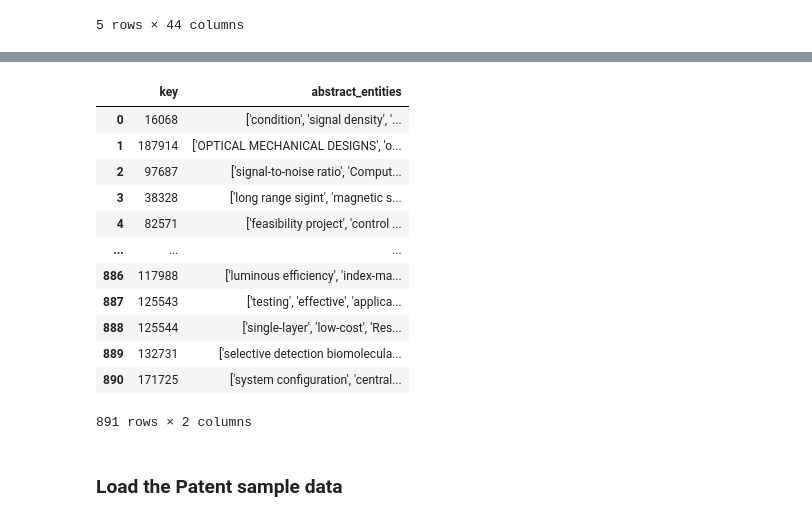
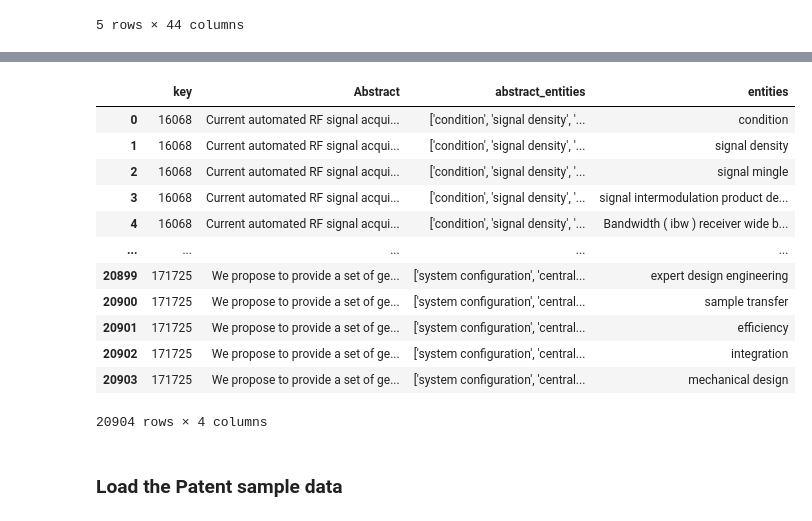
Before and after one commit to sj-ucsd/SBIR_Patent_analysis, a Jupyter notebook: neo4j_graph_etl.ipynb, the cells around one changed output, grey strips where cells are left out. Drawn from its saved outputs; the diff is of its cells as text; code cells hidden in the pictures.

```diff
--- a/neo4j_graph_etl.ipynb
+++ b/neo4j_graph_etl.ipynb
@@ -192,7 +189,7 @@ selected_columns1 = ['key',
                      'HUBZone Owned', 'Socially and Economically Disadvantaged','Women Owned'
                     ]
 
-selected_columns2 = ['key', 'abstract_entities']
+selected_columns2 = ['key','Abstract','abstract_entities']   ##need to remove/update  #PS update 12/08/1:45 PM
 # Remove leading/trailing whitespaces
 selected_columns1 = [col.strip() for col in selected_columns1]
 selected_columns2 = [col.strip() for col in selected_columns2]
@@ -203,32 +200,48 @@ df_sbirent = df_sbir[selected_columns2]
 
 
 df_sbirs.to_csv('./preprocessed_files/neo4j_sbir_main.csv', index=False)
-# %%
-# Explode the 'abstract_entities' column  (need to update)
-# This is done so that the list of entities are converted to individual entites
-# that can be placed into seperate rows in a csv file which will be importated to neo4j
-df_source_sbir = df_sbirent
-
-df_exploded_sbir = df_source_sbir.explode('abstract_entities')
-#df_exploded_sbir = df_source_sbir
-# Display the resulting DataFrame
-display(df_exploded_sbir)
-
-df_exploded_sbir.to_csv('./preprocessed_files/neo4j_sbir_abstract.csv', index=False)
-# %% [output]
-|  | key | abstract_entities |
-| 0 | 16068 | ['condition', 'signal density', '... |
-| 1 | 187914 | ['OPTICAL MECHANICAL DESIGNS', 'o... |
-| 2 | 97687 | ['signal-to-noise ratio', 'Comput... |
-| 3 | 38328 | ['long range sigint', 'magnetic s... |
-| 4 | 82571 | ['feasibility project', 'control ... |
-| ... | ... | ... |
-| 886 | 117988 | ['luminous efficiency', 'index-ma... |
-| 887 | 125543 | ['testing', 'effective', 'applica... |
-| 888 | 125544 | ['single-layer', 'low-cost', 'Res... |
-| 889 | 132731 | ['selective detection biomolecula... |
-| 890 | 171725 | ['system configuration', 'central... |
-891 rows × 2 columns
+# %%
+#Explode the 'abstract_entities' column  (need to update)
+#This is done so that the list of entities are converted to individual entites
+#that can be placed into seperate rows in a csv file which will be importated to neo4j
+#df_source_sbir = df_sbirent
+
+df_entities_sbir = pd.DataFrame(columns=['key','entities'])
+#df_sbirent['abstract_entities']
+#df_exploded_sbir = df_sbirent.explode('abstract_entities')
+#df_exploded_sbir = df_source_sbir
+#Display the resulting DataFrame
+#display(df_sbirent)
+#display(df_sbirent['abstract_entities'].iloc[0])
+#test = df_sbirent['abstract_entities'].iloc[0].replace(''','').replace('[','').replace(']','').split(',')
+#print(test)
+#print(len(test))
+
+for i in range(0, len(df_sbirent)):
+    temp_list = df_sbirent['abstract_entities'].iloc[i].replace('\'','').replace('[','').replace(']','').split(',')
+
+    for x in range(0, len(temp_list)):
+        #print(temp_list[x])
+        df_entities_sbir.loc[len(df_entities_sbir.index)] = [df_sbirent['key'].iloc[i], temp_list[x].strip()]
+        #df_sbirent.loc[len(df_entities_sbir.index)] = [df_sbirent['key'].iloc[i], temp_list[x]]
+
+df_sbir_abstract_entities = pd.merge(df_sbirent, df_entities_sbir, on='key', how='inner')
+display(df_sbir_abstract_entities)
+df_sbir_abstract_entities.to_csv('./preprocessed_files/neo4j_sbir_abstract_entities.csv', index=False)
+# %% [output]
+|  | key | Abstract | abstract_entities | entities |
+| 0 | 16068 | Current automated RF signal acqui... | ['condition', 'signal density', '... | condition |
+| 1 | 16068 | Current automated RF signal acqui... | ['condition', 'signal density', '... | signal density |
+| 2 | 16068 | Current automated RF signal acqui... | ['condition', 'signal density', '... | signal mingle |
+| 3 | 16068 | Current automated RF signal acqui... | ['condition', 'signal density', '... | signal intermodulation product de... |
+| 4 | 16068 | Current automated RF signal acqui... | ['condition', 'signal density', '... | Bandwidth ( ibw ) receiver wide b... |
+| ... | ... | ... | ... | ... |
+| 20899 | 171725 | We propose to provide a set of ge... | ['system configuration', 'central... | expert design engineering |
+| 20900 | 171725 | We propose to provide a set of ge... | ['system configuration', 'central... | sample transfer |
+| 20901 | 171725 | We propose to provide a set of ge... | ['system configuration', 'central... | efficiency |
+| 20902 | 171725 | We propose to provide a set of ge... | ['system configuration', 'central... | integration |
+| 20903 | 171725 | We propose to provide a set of ge... | ['system configuration', 'central... | mechanical design |
+20904 rows × 4 columns
 # %% [markdown]
 ### Load the Patent sample data
 # %%
```
Also changed, not shown: parts of 14 cells of this notebook.
